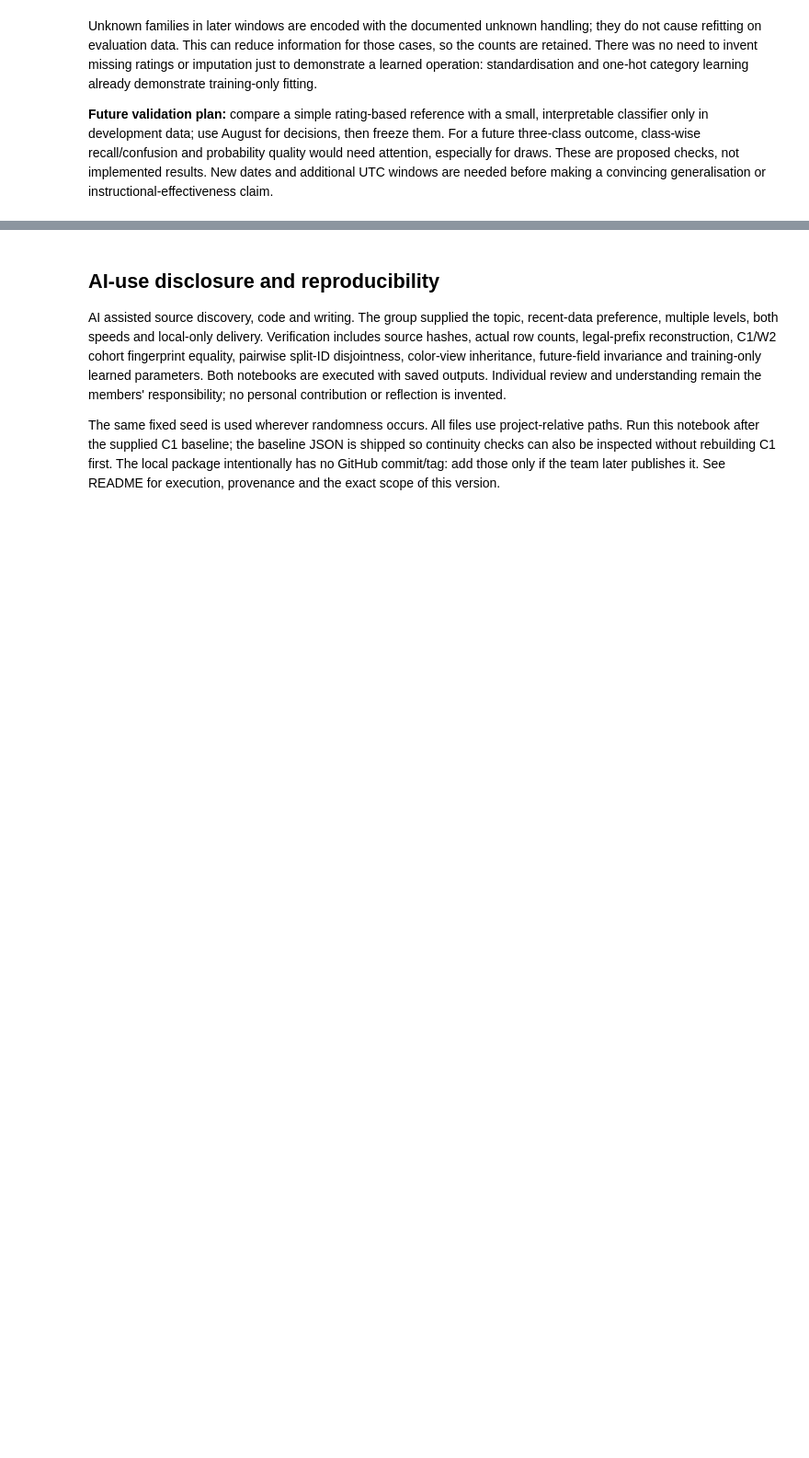
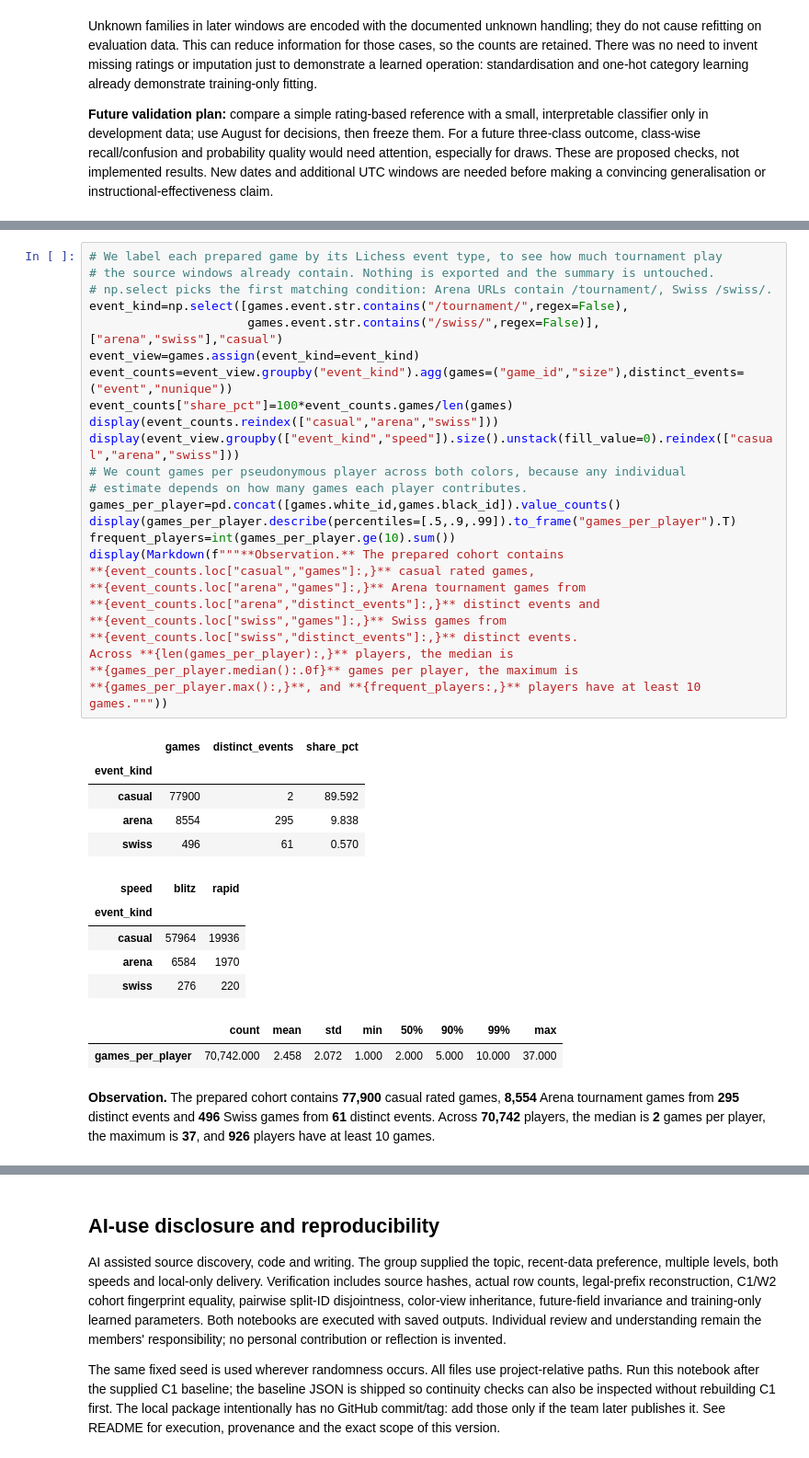
Before and after one commit to red-nato/ChessOpenings, a Jupyter notebook: GROUP_03_Chess/notebooks/W2_project.ipynb, the cells around one changed output, grey strips where cells are left out. Shown at 92% size. Drawn from its saved outputs; the diff is of its cells as text; blank space fills up the shorter version.

```diff
--- a/GROUP_03_Chess/notebooks/W2_project.ipynb
+++ b/GROUP_03_Chess/notebooks/W2_project.ipynb
@@ -838,0 +919,47 @@ before making a convincing generalisation or instructional-effectiveness claim.
+# %%
+# We label each prepared game by its Lichess event type, to see how much tournament play
+# the source windows already contain. Nothing is exported and the summary is untouched.
+# np.select picks the first matching condition: Arena URLs contain /tournament/, Swiss /swiss/.
+event_kind=np.select([games.event.str.contains("/tournament/",regex=False),
+                      games.event.str.contains("/swiss/",regex=False)],["arena","swiss"],"casual")
+event_view=games.assign(event_kind=event_kind)
+event_counts=event_view.groupby("event_kind").agg(games=("game_id","size"),distinct_events=("event","nunique"))
+event_counts["share_pct"]=100*event_counts.games/len(games)
+display(event_counts.reindex(["casual","arena","swiss"]))
+display(event_view.groupby(["event_kind","speed"]).size().unstack(fill_value=0).reindex(["casual","arena","swiss"]))
+# We count games per pseudonymous player across both colors, because any individual
+# estimate depends on how many games each player contributes.
+games_per_player=pd.concat([games.white_id,games.black_id]).value_counts()
+display(games_per_player.describe(percentiles=[.5,.9,.99]).to_frame("games_per_player").T)
+frequent_players=int(games_per_player.ge(10).sum())
+display(Markdown(f"""**Observation.** The prepared cohort contains
+**{event_counts.loc["casual","games"]:,}** casual rated games,
+**{event_counts.loc["arena","games"]:,}** Arena tournament games from
+**{event_counts.loc["arena","distinct_events"]:,}** distinct events and
+**{event_counts.loc["swiss","games"]:,}** Swiss games from
+**{event_counts.loc["swiss","distinct_events"]:,}** distinct events.
+Across **{len(games_per_player):,}** players, the median is
+**{games_per_player.median():.0f}** games per player, the maximum is
+**{games_per_player.max():,}**, and **{frequent_players:,}** players have at least 10 games."""))
+# %% [output]
+|  | games | distinct_events | share_pct |
+| event_kind |  |  |  |
+| casual | 77900 | 2 | 89.592 |
+| arena | 8554 | 295 | 9.838 |
+| swiss | 496 | 61 | 0.570 |
+| speed | blitz | rapid |
+| event_kind |  |  |
+| casual | 57964 | 19936 |
+| arena | 6584 | 1970 |
+| swiss | 276 | 220 |
+|  | count | mean | std | min | 50% | 90% | 99% | max |
+| games_per_player | 70,742.000 | 2.458 | 2.072 | 1.000 | 2.000 | 5.000 | 10.000 | 37.000 |
+**Observation.** The prepared cohort contains
+**77,900** casual rated games,
+**8,554** Arena tournament games from
+**295** distinct events and
+**496** Swiss games from
+**61** distinct events.
+Across **70,742** players, the median is
+**2** games per player, the maximum is
+**37**, and **926** players have at least 10 games.
```
Also changed, not shown: parts of 22 cells of this notebook.
